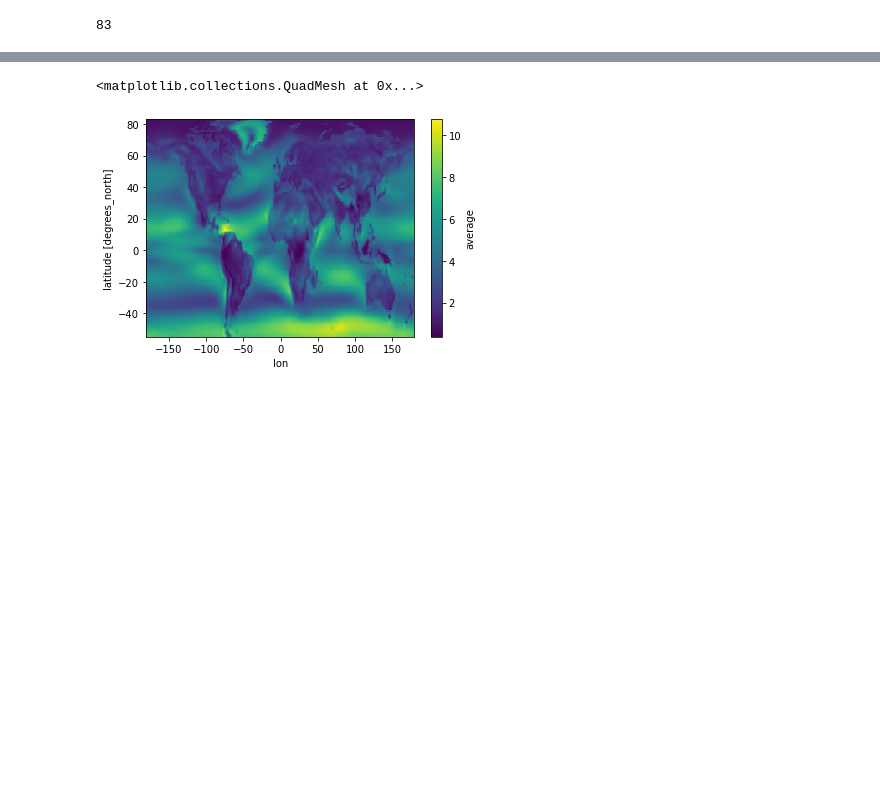
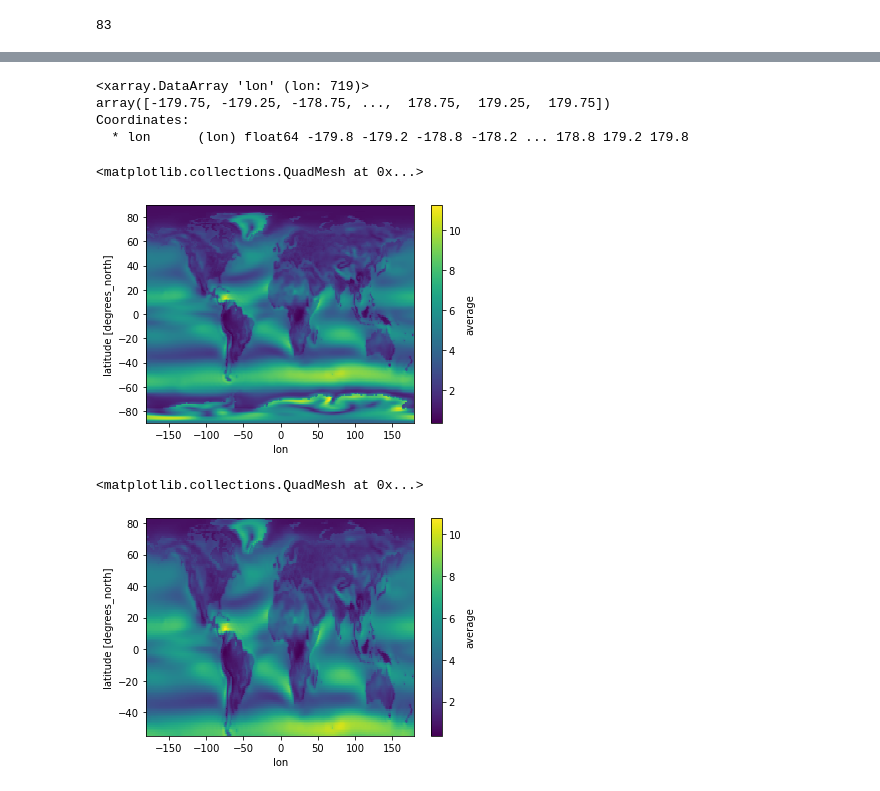
Before and after one commit to UCDglobalchange/TEM_CMIP_Preprocessing_Files, a Jupyter notebook: CMIP6/Preprocess_CMIP6_TEM.ipynb, the cells around one changed output, grey strips where cells are left out. Drawn from its saved outputs; the diff is of its cells as text; code cells hidden in the pictures; blank space fills up the shorter version.

```diff
--- a/CMIP6/Preprocess_CMIP6_TEM.ipynb
+++ b/CMIP6/Preprocess_CMIP6_TEM.ipynb
@@ -271,0 +283,8 @@ TEM.plot.scatter(x = 'lon', y = 'lat') #, hue = 'Area_Name')
+# %%
+fix_missing_years = pd.DataFrame({'time':ds.time
+                                 ,'year':ds.time.dt.year
+                                 ,'month':ds.time.dt.month
+                                 ,'day':ds.time.dt.day})
+fix_missing_years['month_in_year'] = fix_missing_years.groupby('year')['month'].transform('nunique')
+fix_missing_years['month_count'] = fix_missing_years.groupby(['year','month'])['month'].transform('count')
+len(fix_missing_years)
@@ -271,0 +310,4 @@ TEM.plot.scatter(x = 'lon', y = 'lat') #, hue = 'Area_Name')
+# %%
+# fix_times = fix_missing_years[fix_missing_years['month_count'] ==2]['time']
+fix_times = fix_missing_years[fix_missing_years['month_in_year'] !=12]['time']
+# ds['time'] = xr.where(condition, ds['time'] + np.timedelta64(1, 'D'), ds['time'])
@@ -271,0 +338,3 @@ TEM.plot.scatter(x = 'lon', y = 'lat') #, hue = 'Area_Name')
+# %%
+ds['time'] = xr.where(ds.time.isin(fix_times), ds['time'] + np.timedelta64(15, 'D'), ds['time'])
+# ds.time.isin(fix_times)
@@ -299,9 +454,11 @@ Data variables:
 monthly = xr.merge([ds.isel(time=(ds.time.dt.month == n)).rename(
             {'var_of_interest': calendar.month_abbr[n] }) for n in range(1, 13)])
 
-monthly = monthly.groupby(ds.time.dt.year).min()
+monthly = monthly.groupby(ds.time.dt.year).mean()
 
 # tt.groupby(ds.time.dt.year).max() ##check they are the same
+
+# monthly
 # %%
 final = xr.merge([voi_stats,
                       monthly
@@ -375,3 +687,15 @@ int(ds_TEM.lat.max())
+# %%
+TEM_xr['lon']
+# %% [output]
+<xarray.DataArray 'lon' (lon: 719)>
+array([-179.75, -179.25, -178.75, ...,  178.75,  179.25,  179.75])
+Coordinates:
+  * lon      (lon) float64 -179.8 -179.2 -178.8 -178.2 ... 178.8 179.2 179.8
+# %%
+final.mean(dim = ['year']).average.plot()
+# %% [output]
+<matplotlib.collections.QuadMesh at 0x...>
+[figure, added]
 # %%
 final.mean(dim = ['year']).average.sel( lat = slice(int(ds_TEM.lat.min()), int(ds_TEM.lat.max()))).plot()
 # %% [output]
```
Also changed, not shown: parts of 60 cells of this notebook, 2 other files.
